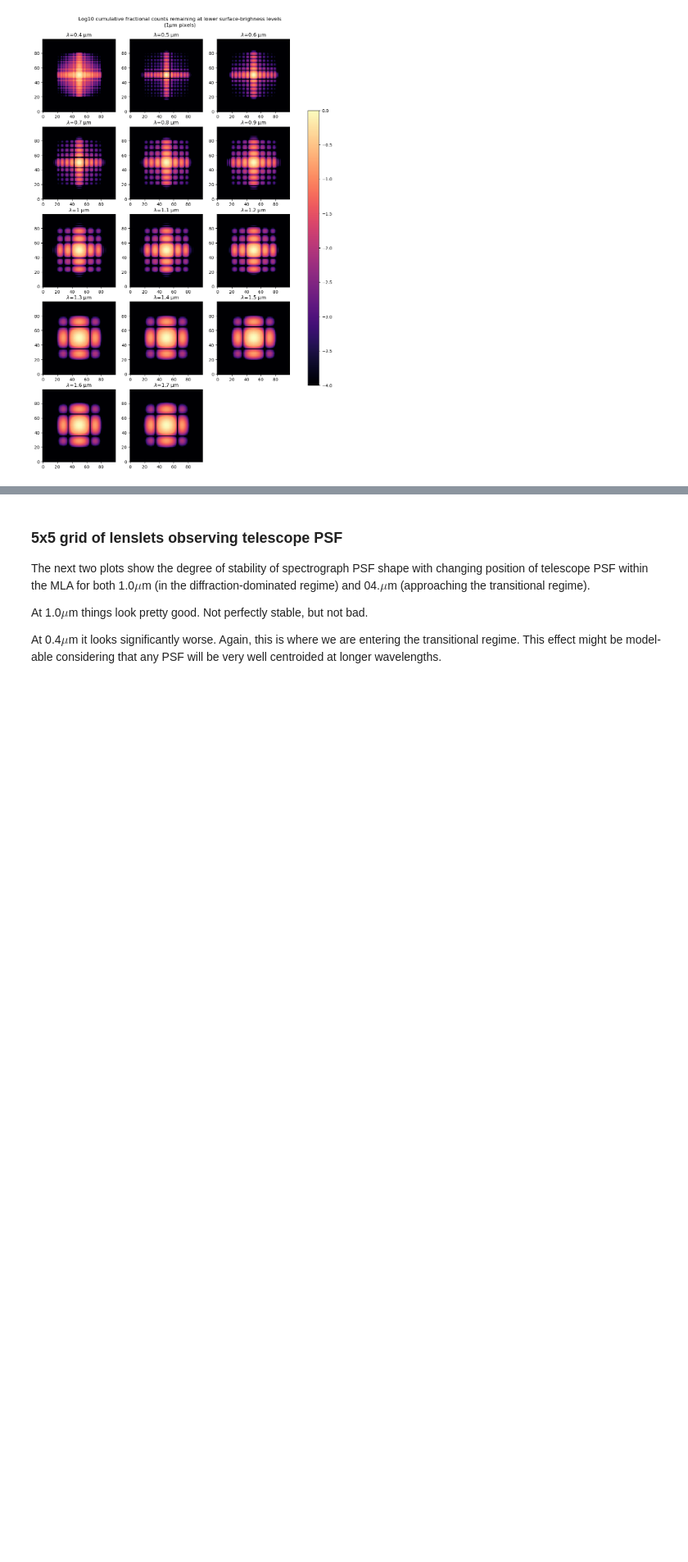
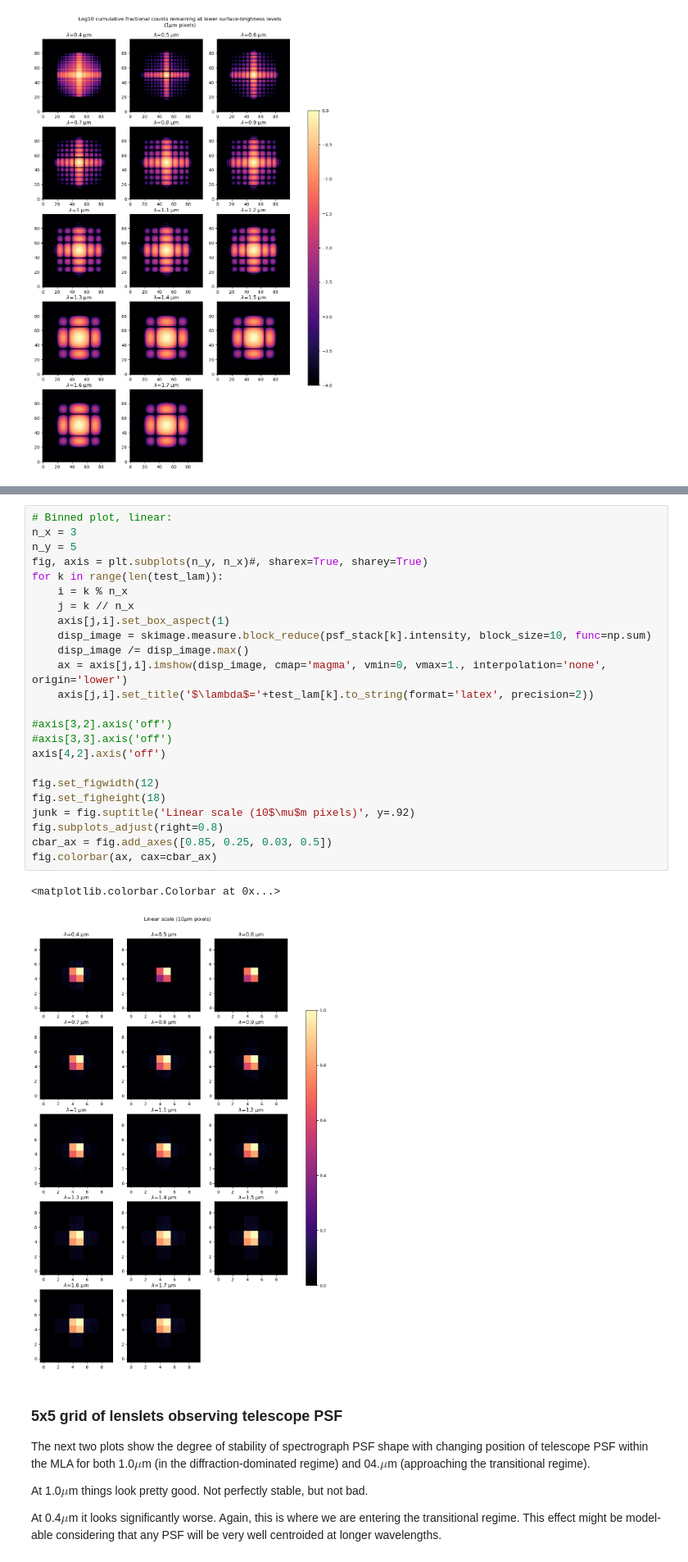
Before and after one commit to adambolton/optics-notebooks, a Jupyter notebook: tiger_optimization_calcs.ipynb, the cells around one changed output, grey strips where cells are left out. Shown at 82% size. Drawn from its saved outputs; the diff is of its cells as text; blank space fills up the shorter version.

```diff
--- a/tiger_optimization_calcs.ipynb
+++ b/tiger_optimization_calcs.ipynb
@@ -310,6 +333,33 @@ fig.colorbar(ax, cax=cbar_ax)
 # %% [output]
 <matplotlib.colorbar.Colorbar at 0x...>
 [figure]
+# %%
+# Binned plot, linear:
+n_x = 3
+n_y = 5
+fig, axis = plt.subplots(n_y, n_x)#, sharex=True, sharey=True)
+for k in range(len(test_lam)):
+    i = k % n_x
+    j = k // n_x
+    axis[j,i].set_box_aspect(1)
+    disp_image = skimage.measure.block_reduce(psf_stack[k].intensity, block_size=10, func=np.sum)
+    disp_image /= disp_image.max()
+    ax = axis[j,i].imshow(disp_image, cmap='magma', vmin=0, vmax=1., interpolation='none', origin='lower')
+    axis[j,i].set_title('$\lambda$='+test_lam[k].to_string(format='latex', precision=2))
+
+#axis[3,2].axis('off')
+#axis[3,3].axis('off')
+axis[4,2].axis('off')
+
+fig.set_figwidth(12)
+fig.set_figheight(18)
+junk = fig.suptitle('Linear scale (10$\mu$m pixels)', y=.92)
+fig.subplots_adjust(right=0.8)
+cbar_ax = fig.add_axes([0.85, 0.25, 0.03, 0.5])
+fig.colorbar(ax, cax=cbar_ax)
+# %% [output]
+<matplotlib.colorbar.Colorbar at 0x...>
+[figure, added]
 # %% [markdown]
 ### 5x5 grid of lenslets observing telescope PSF
 
```
Also changed, not shown: parts of 12 cells of this notebook.
